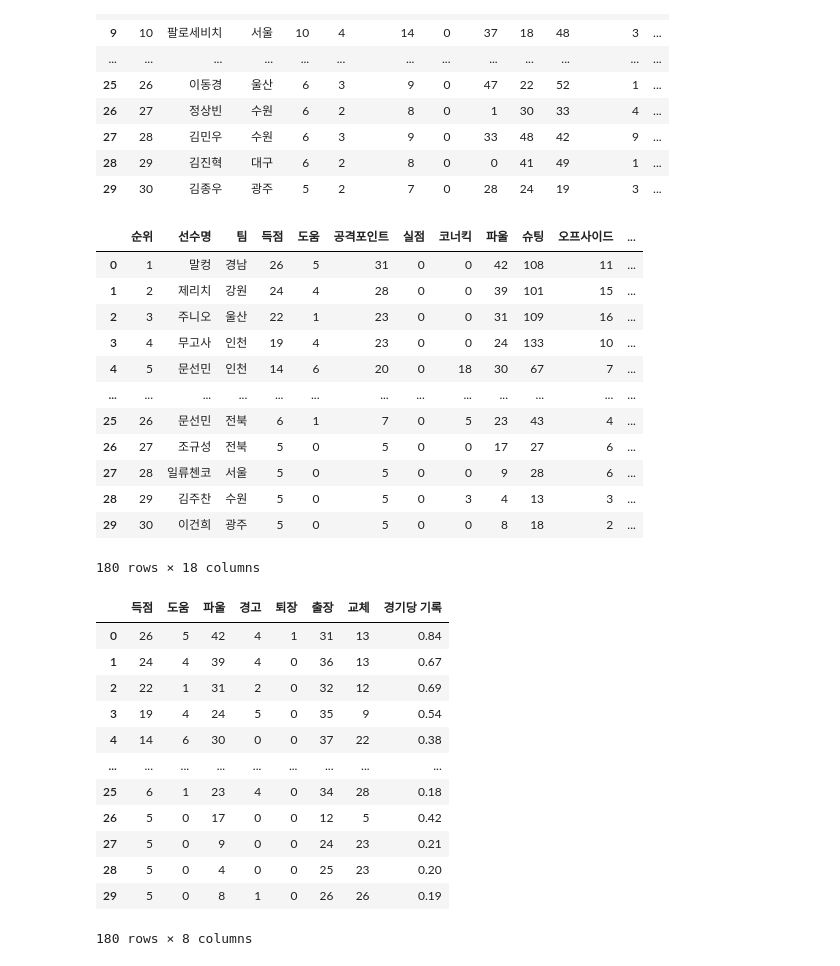
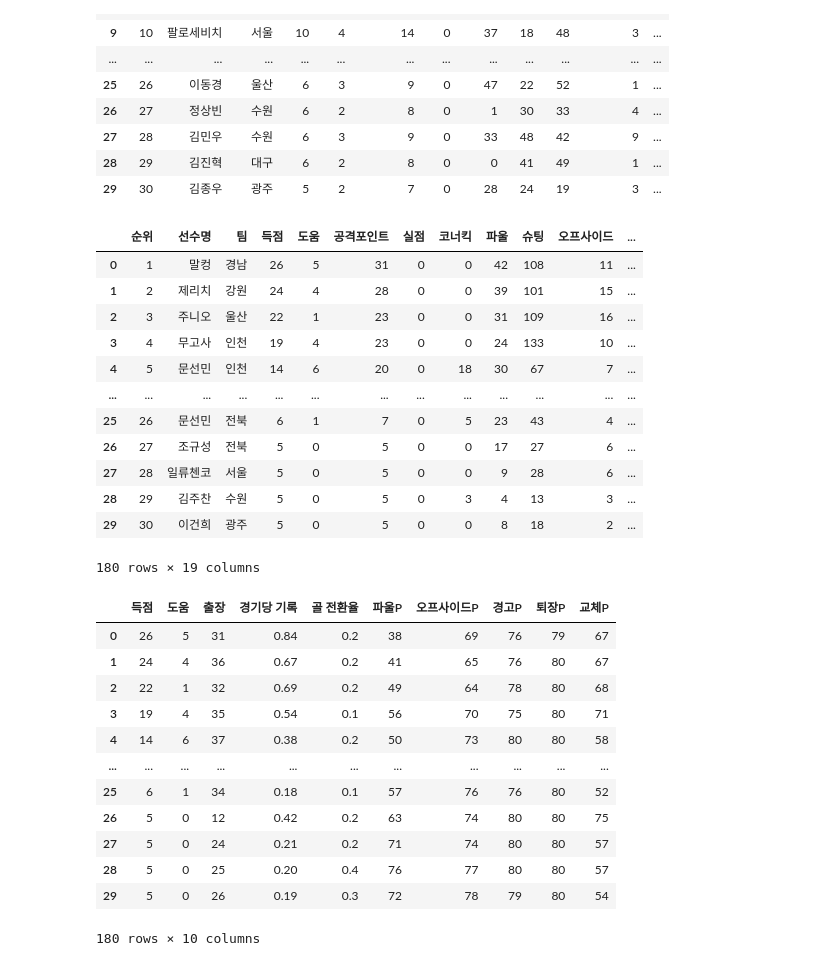
Before and after one commit to jayiuk/k_league_tier, a Jupyter notebook: data_crawling.ipynb, the cells around one changed output. Saved outputs shown, nothing was run; the diff lists cells and outputs as text; code cells hidden in the pictures.

```diff
--- a/data_crawling.ipynb
+++ b/data_crawling.ipynb
@@ -59,6 +59,7 @@ r_2021
 | 29 | 30 | 김종우 | 광주 | 5 | 2 | 7 | 0 | 28 | 24 | 19 | 3 | ... |
 # %%
 total = pd.concat([r_2018, r_2019, r_2020, r_2021, r_2022, r_2023])
+total['골 전환율'] = round(total['득점'] / total['슈팅'], 1)
 total
 # %% [output]
 |  | 순위 | 선수명 | 팀 | 득점 | 도움 | 공격포인트 | 실점 | 코너킥 | 파울 | 슈팅 | 오프사이드 | ... |
@@ -73,24 +74,30 @@ total
 | 27 | 28 | 일류첸코 | 서울 | 5 | 0 | 5 | 0 | 0 | 9 | 28 | 6 | ... |
 | 28 | 29 | 김주찬 | 수원 | 5 | 0 | 5 | 0 | 3 | 4 | 13 | 3 | ... |
 | 29 | 30 | 이건희 | 광주 | 5 | 0 | 5 | 0 | 0 | 8 | 18 | 2 | ... |
-180 rows × 18 columns
+180 rows × 19 columns
 # %%
-total = total.drop(['순위', '선수명', '팀', '공격포인트', '슈팅', '무실점경기', 'Year', '코너킥', '실점', '오프사이드'], axis = 1)
+total = total.drop(['순위', '선수명', '팀', '공격포인트', '슈팅', '무실점경기', 'Year', '코너킥', '실점'], axis = 1)
+total['파울P'] = 80 - total['파울']
+total['오프사이드P'] = 80 - total['오프사이드']
+total['경고P'] = 80 - total['경고']
+total['퇴장P'] = 80 - total['퇴장']
+total['교체P'] = 80 - total['교체']
+total = total.drop(['파울', '오프사이드', '경고', '퇴장', '교체'], axis = 1)
 total
 # %% [output]
-|  | 득점 | 도움 | 파울 | 경고 | 퇴장 | 출장 | 교체 | 경기당 기록 |
-| 0 | 26 | 5 | 42 | 4 | 1 | 31 | 13 | 0.84 |
-| 1 | 24 | 4 | 39 | 4 | 0 | 36 | 13 | 0.67 |
-| 2 | 22 | 1 | 31 | 2 | 0 | 32 | 12 | 0.69 |
-| 3 | 19 | 4 | 24 | 5 | 0 | 35 | 9 | 0.54 |
-| 4 | 14 | 6 | 30 | 0 | 0 | 37 | 22 | 0.38 |
-| ... | ... | ... | ... | ... | ... | ... | ... | ... |
-| 25 | 6 | 1 | 23 | 4 | 0 | 34 | 28 | 0.18 |
-| 26 | 5 | 0 | 17 | 0 | 0 | 12 | 5 | 0.42 |
-| 27 | 5 | 0 | 9 | 0 | 0 | 24 | 23 | 0.21 |
-| 28 | 5 | 0 | 4 | 0 | 0 | 25 | 23 | 0.20 |
-| 29 | 5 | 0 | 8 | 1 | 0 | 26 | 26 | 0.19 |
+|  | 득점 | 도움 | 출장 | 경기당 기록 | 골 전환율 | 파울P | 오프사이드P | 경고P | 퇴장P | 교체P |
+| 0 | 26 | 5 | 31 | 0.84 | 0.2 | 38 | 69 | 76 | 79 | 67 |
+| 1 | 24 | 4 | 36 | 0.67 | 0.2 | 41 | 65 | 76 | 80 | 67 |
+| 2 | 22 | 1 | 32 | 0.69 | 0.2 | 49 | 64 | 78 | 80 | 68 |
+| 3 | 19 | 4 | 35 | 0.54 | 0.1 | 56 | 70 | 75 | 80 | 71 |
+| 4 | 14 | 6 | 37 | 0.38 | 0.2 | 50 | 73 | 80 | 80 | 58 |
+| ... | ... | ... | ... | ... | ... | ... | ... | ... | ... | ... |
+| 25 | 6 | 1 | 34 | 0.18 | 0.1 | 57 | 76 | 76 | 80 | 52 |
+| 26 | 5 | 0 | 12 | 0.42 | 0.2 | 63 | 74 | 80 | 80 | 75 |
+| 27 | 5 | 0 | 24 | 0.21 | 0.2 | 71 | 74 | 80 | 80 | 57 |
+| 28 | 5 | 0 | 25 | 0.20 | 0.4 | 76 | 77 | 80 | 80 | 57 |
+| 29 | 5 | 0 | 26 | 0.19 | 0.3 | 72 | 78 | 79 | 80 | 54 |
-180 rows × 8 columns
+180 rows × 10 columns
 # %%
 total.to_csv('total_ranking.csv', index = False)
 # %%
```
Also changed, not shown: parts of 3 cells of this notebook, 9 other files.
